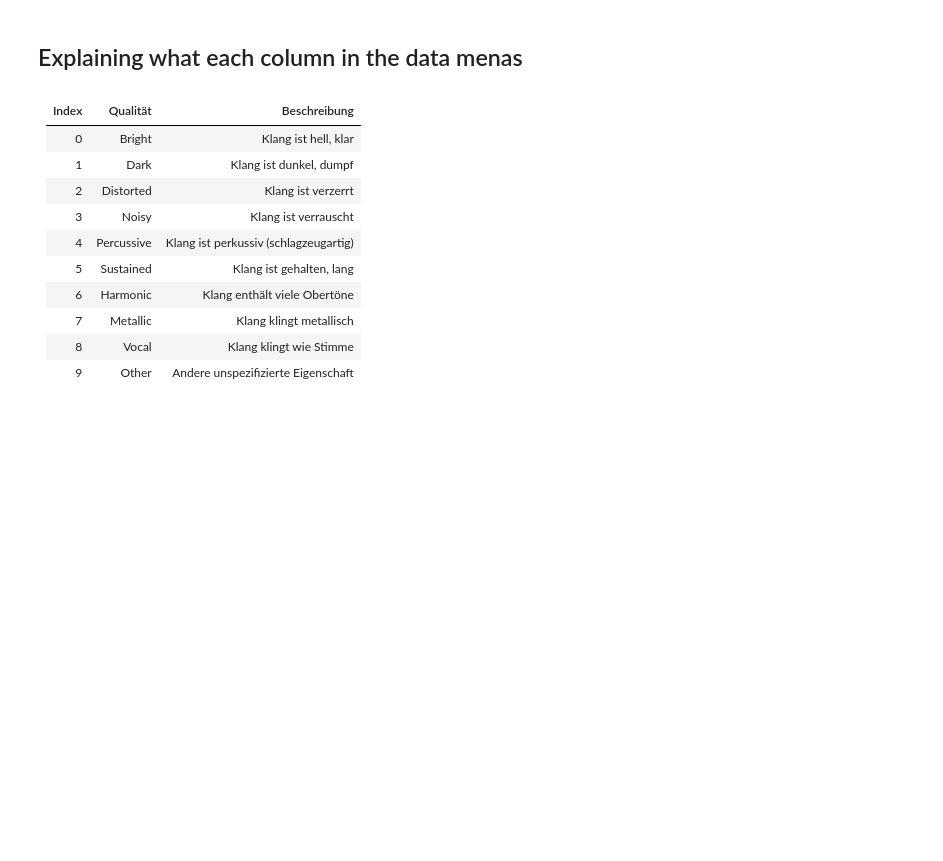
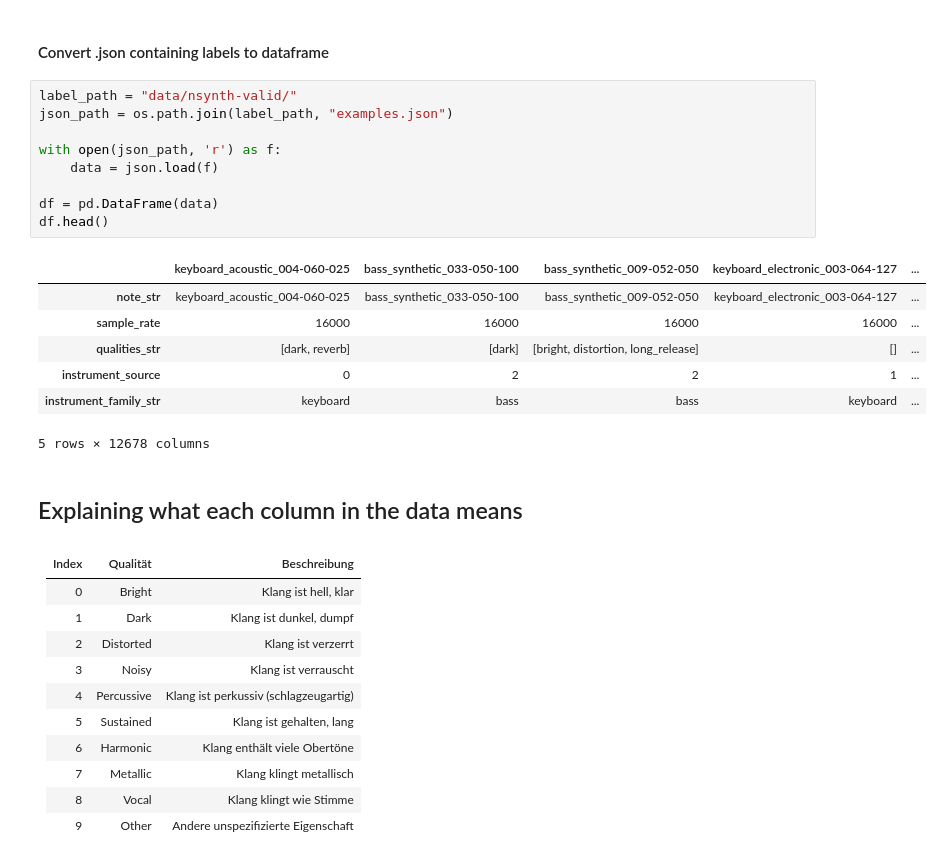
Before and after one commit to Elias-desig/wewantCNNs_project, a Jupyter notebook: data_work.ipynb, the cells around one changed output. Cells and saved outputs as stored; diff of their text form; blank space fills up the shorter version.

```diff
--- a/data_work.ipynb
+++ b/data_work.ipynb
@@ -34,5 +58,24 @@ Name: qualities, Length: 4096, dtype: object
+# %% [markdown]
+#### Convert .json containing labels to dataframe
+# %%
+label_path = "data/nsynth-valid/"
+json_path = os.path.join(label_path, "examples.json")
+
+with open(json_path, 'r') as f:
+    data = json.load(f)
+
+df = pd.DataFrame(data)
+df.head()
+# %% [output]
+|  | keyboard_acoustic_004-060-025 | bass_synthetic_033-050-100 | bass_synthetic_009-052-050 | keyboard_electronic_003-064-127 | ... |
+| note_str | keyboard_acoustic_004-060-025 | bass_synthetic_033-050-100 | bass_synthetic_009-052-050 | keyboard_electronic_003-064-127 | ... |
+| sample_rate | 16000 | 16000 | 16000 | 16000 | ... |
+| qualities_str | [dark, reverb] | [dark] | [bright, distortion, long_release] | [] | ... |
+| instrument_source | 0 | 2 | 2 | 1 | ... |
+| instrument_family_str | keyboard | bass | bass | keyboard | ... |
+5 rows × 12678 columns
 # %% [markdown]
-## Explaining what each column in the data menas
+## Explaining what each column in the data means
 # %% [markdown]
 
 | Index | Qualität    | Beschreibung                        |
```
Also changed, not shown: parts of 8 cells of this notebook, 2 other files.
